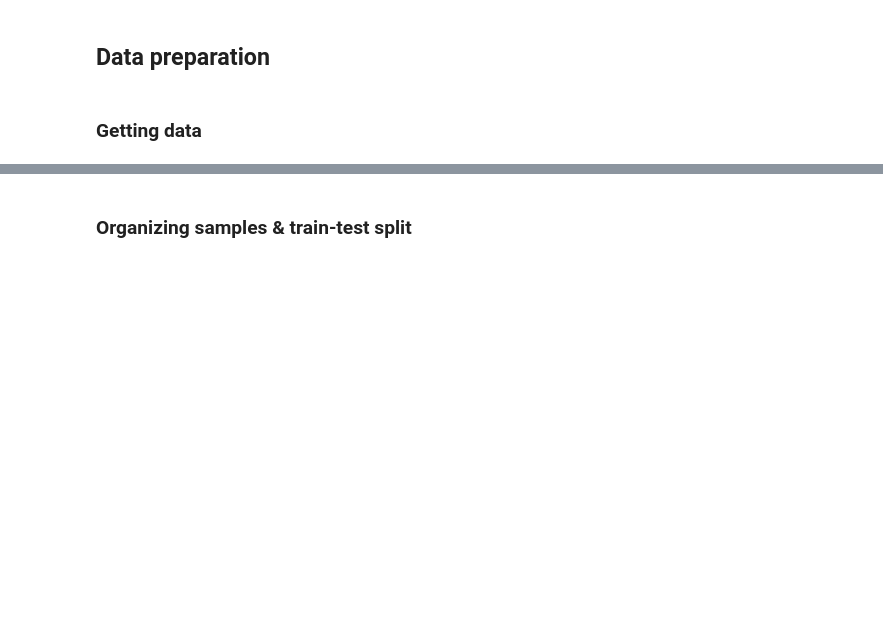
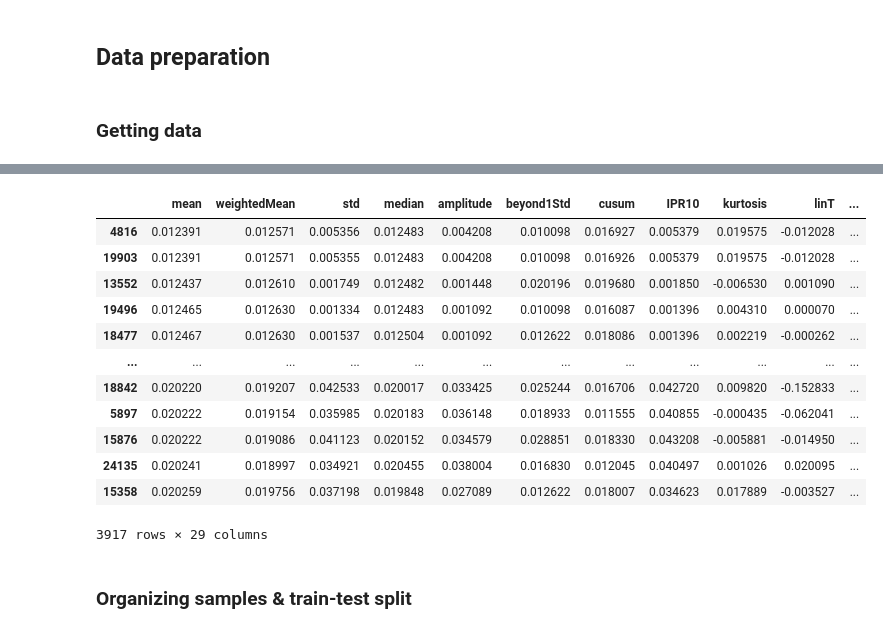
Before and after one commit to emilleishida/magnetic_cvs, a Jupyter notebook: notebooks/nearest_neighbor.ipynb, the cells around one changed output, grey strips where cells are left out. Saved outputs shown, nothing was run; the diff lists cells and outputs as text; code cells hidden in the pictures; blank space fills up the shorter version.

```diff
--- a/notebooks/nearest_neighbor.ipynb
+++ b/notebooks/nearest_neighbor.ipynb
@@ -31,3 +55,19 @@ negative_r['class'] = 'negative'
+# %%
+positive_g
+# %% [output]
+|  | mean | weightedMean | std | median | amplitude | beyond1Std | cusum | IPR10 | kurtosis | linT | ... |
+| 4816 | 0.012391 | 0.012571 | 0.005356 | 0.012483 | 0.004208 | 0.010098 | 0.016927 | 0.005379 | 0.019575 | -0.012028 | ... |
+| 19903 | 0.012391 | 0.012571 | 0.005355 | 0.012483 | 0.004208 | 0.010098 | 0.016926 | 0.005379 | 0.019575 | -0.012028 | ... |
+| 13552 | 0.012437 | 0.012610 | 0.001749 | 0.012482 | 0.001448 | 0.020196 | 0.019680 | 0.001850 | -0.006530 | 0.001090 | ... |
+| 19496 | 0.012465 | 0.012630 | 0.001334 | 0.012483 | 0.001092 | 0.010098 | 0.016087 | 0.001396 | 0.004310 | 0.000070 | ... |
+| 18477 | 0.012467 | 0.012630 | 0.001537 | 0.012504 | 0.001092 | 0.012622 | 0.018086 | 0.001396 | 0.002219 | -0.000262 | ... |
+| ... | ... | ... | ... | ... | ... | ... | ... | ... | ... | ... | ... |
+| 18842 | 0.020220 | 0.019207 | 0.042533 | 0.020017 | 0.033425 | 0.025244 | 0.016706 | 0.042720 | 0.009820 | -0.152833 | ... |
+| 5897 | 0.020222 | 0.019154 | 0.035985 | 0.020183 | 0.036148 | 0.018933 | 0.011555 | 0.040855 | -0.000435 | -0.062041 | ... |
+| 15876 | 0.020222 | 0.019086 | 0.041123 | 0.020152 | 0.034579 | 0.028851 | 0.018330 | 0.043208 | -0.005881 | -0.014950 | ... |
+| 24135 | 0.020241 | 0.018997 | 0.034921 | 0.020455 | 0.038004 | 0.016830 | 0.012045 | 0.040497 | 0.001026 | 0.020095 | ... |
+| 15358 | 0.020259 | 0.019756 | 0.037198 | 0.019848 | 0.027089 | 0.012622 | 0.018007 | 0.034623 | 0.017889 | -0.003527 | ... |
+3917 rows × 29 columns
 # %% [markdown]
 ### Organizing samples & train-test split
 # %% [markdown]
```
Also changed, not shown: parts of 9 cells of this notebook.
